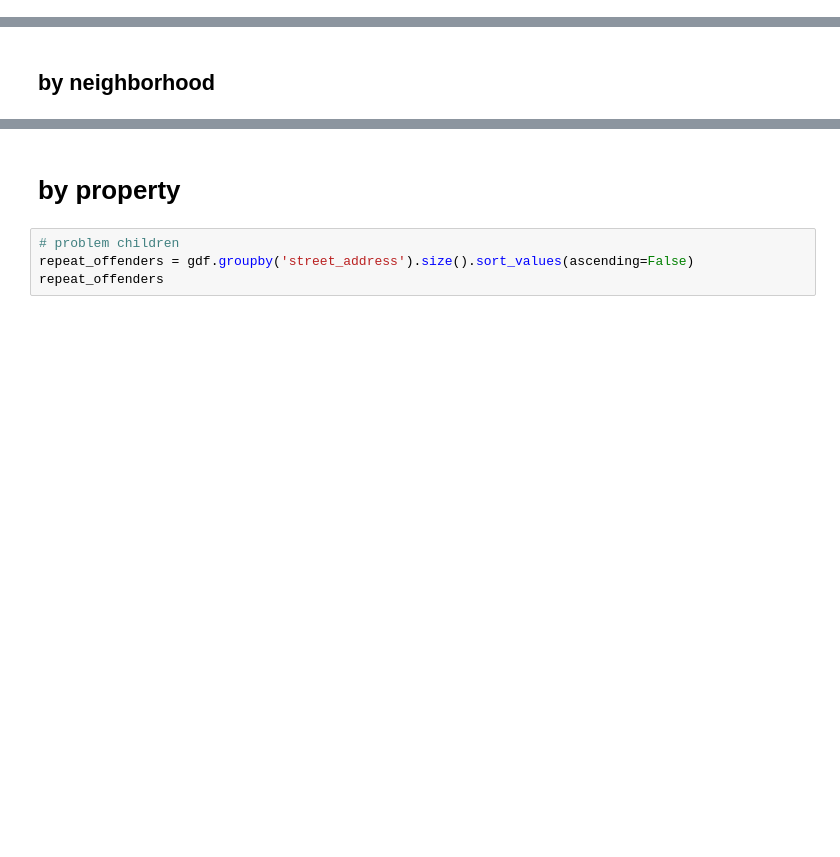
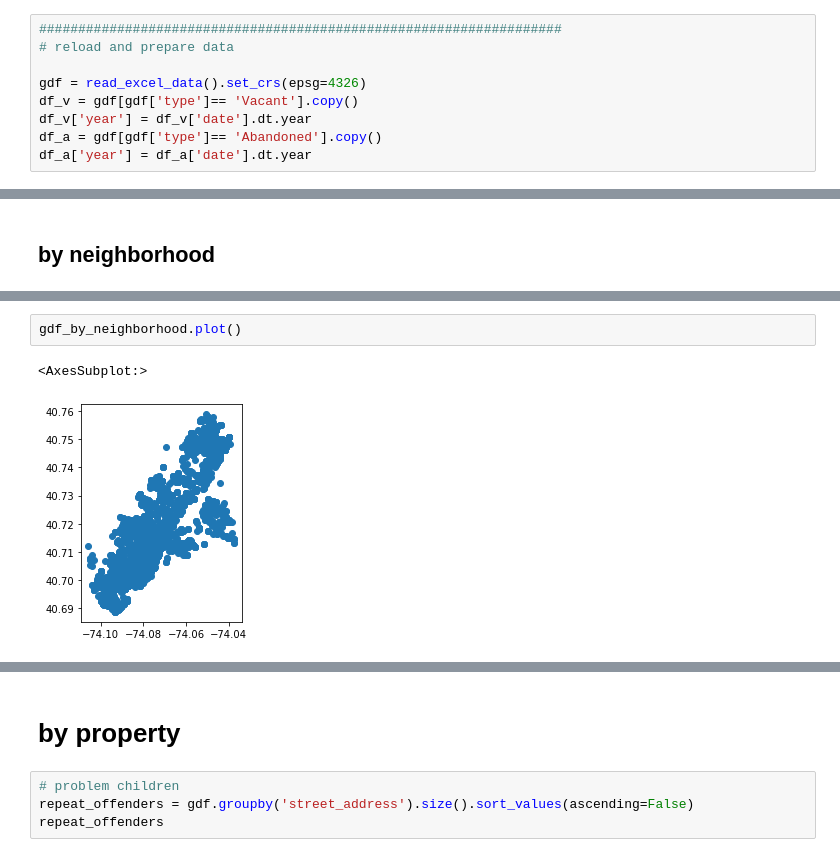
Before and after one commit to anthonymobile/jc_apra, a Jupyter notebook: exploration.ipynb, the cells around one changed output, grey strips where cells are left out. Saved outputs shown, nothing was run; the diff lists cells and outputs as text; blank space fills up the shorter version.

```diff
--- a/exploration.ipynb
+++ b/exploration.ipynb
@@ -65,2 +67,11 @@ gdf_by_date_type[['date','type']].agg('count')
 # %% [markdown]
 # zone tables
+# %%
+###################################################################
+# reload and prepare data
+
+gdf = read_excel_data().set_crs(epsg=4326)
+df_v = gdf[gdf['type']== 'Vacant'].copy()
+df_v['year'] = df_v['date'].dt.year
+df_a = gdf[gdf['type']== 'Abandoned'].copy()
+df_a['year'] = df_a['date'].dt.year
@@ -104,0 +125,5 @@ gdf_by_neighborhood[['street_address','Nghbhd']]
+# %%
+gdf_by_neighborhood.plot()
+# %% [output]
+<AxesSubplot:>
+[figure, added]
```
Also changed, not shown: parts of 20 cells of this notebook, 3 other files.
